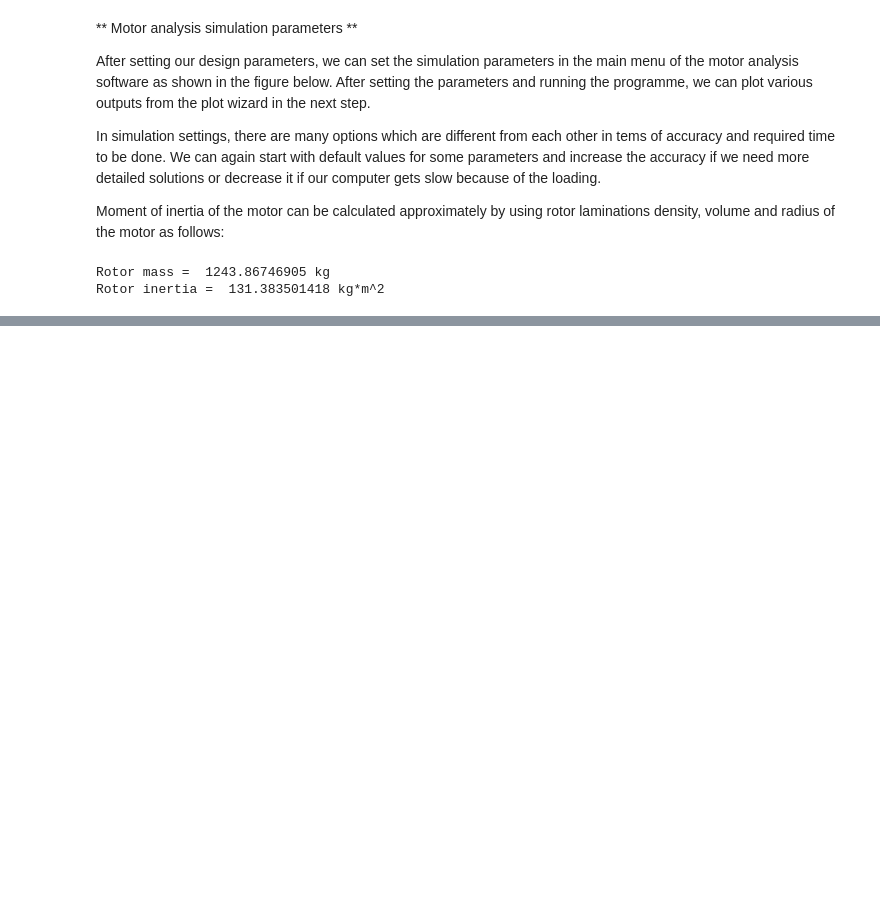
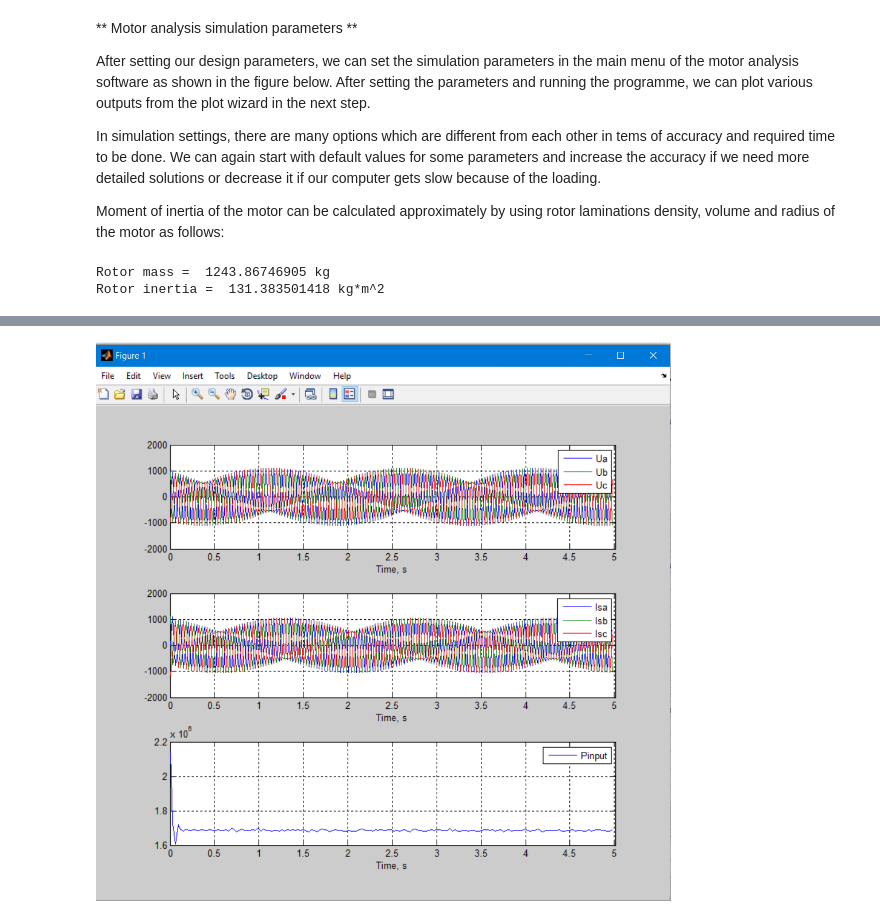
Before and after one commit to odtu/EE564, a Jupyter notebook: TRAIN/aykutd/Design of a Train Traction Motor.ipynb, the cells around one changed output, grey strips where cells are left out. Cells and saved outputs as stored; diff of their text form; code cells hidden in the pictures; blank space fills up the shorter version.

```diff
--- a/TRAIN/aykutd/Design of a Train Traction Motor.ipynb
+++ b/TRAIN/aykutd/Design of a Train Traction Motor.ipynb
@@ -487,0 +490,5 @@ After the above settings are entered to the main window of motor analysis softwa
+# %%
+from IPython.display import Image
+Image(filename='power.PNG')
+# %% [output]
+[figure, added]
```
Also changed, not shown: parts of 7 cells of this notebook.
